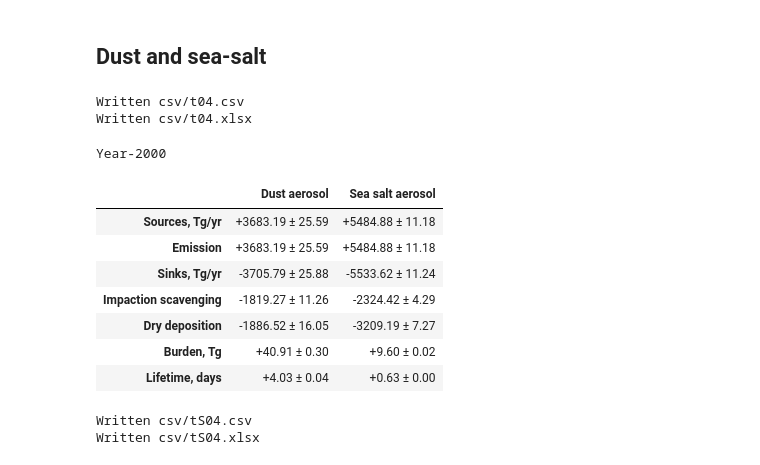
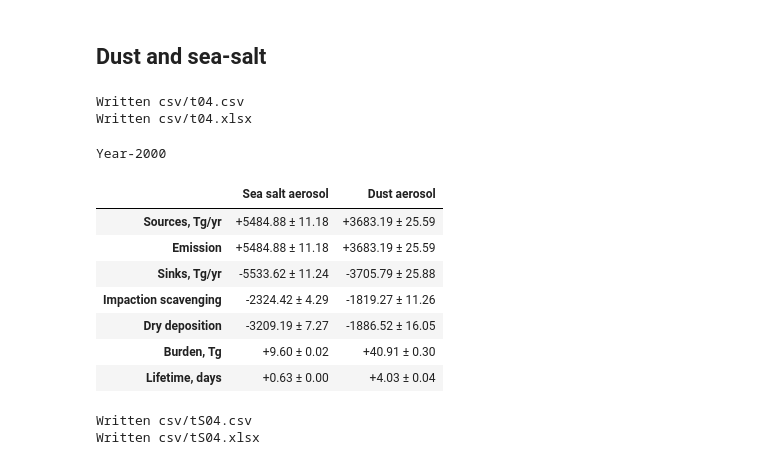
Before and after one commit to grandey/p17c-marc-comparison, a Jupyter notebook: analysis_draft2017b/budget_tables_draft2017b.ipynb, the cells around one changed output. Saved outputs shown, nothing was run; the diff lists cells and outputs as text; code cells hidden in the pictures.

Commit message:
budget_tables_draft2017b.ipynb: correcting order of columns in Table 4

```diff
--- a/analysis_draft2017b/budget_tables_draft2017b.ipynb
+++ b/analysis_draft2017b/budget_tables_draft2017b.ipynb
@@ -539,46 +541,46 @@ Year-1850
 # %%
 # Year-2000
 # Columns
-dust_salt_cols = ['tDST', 'tSSLT']
+dust_salt_cols = ['tSSLT', 'tDST']
 # Extract data
 dust_salt_mean_2000_df = mean_2000_df[dust_salt_cols]
 dust_salt_error_2000_df = error_2000_df[dust_salt_cols]
 # Drop rows with no data
 dust_salt_mean_2000_df = dust_salt_mean_2000_df.dropna(how='all')
 dust_salt_error_2000_df = dust_salt_error_2000_df.dropna(how='all')
 # Convert values to strings
 dust_salt_mean_2000_df = dust_salt_mean_2000_df.applymap(lambda x: '%+.2f' % x)
 dust_salt_error_2000_df = dust_salt_error_2000_df.applymap(lambda x: '%.2f' % x)
 # Combine mean and standard error strings
 dust_salt_2000_df = dust_salt_mean_2000_df + ' ± ' + dust_salt_error_2000_df
 # Replace 'nan ± nan' with ''
 dust_salt_2000_df = dust_salt_2000_df.replace('nan ± nan', '')
 dust_salt_2000_df = dust_salt_2000_df.replace('+nan ± nan', '')
 # Rename columns
 dust_salt_2000_df = dust_salt_2000_df.rename(index=str, columns={'tSSLT': 'Sea salt aerosol',
                                                                  'tDST': 'Dust aerosol',})
 # Save to CSV
 out_filename = 'csv/t04.csv'
 dust_salt_2000_df.to_csv(out_filename)
 print('Written {}'.format(out_filename))
 # Save to Excel
 out_filename = 'csv/t04.xlsx'
 dust_salt_2000_df.to_excel(out_filename)
 print('Written {}'.format(out_filename))
 # Display
 dust_salt_2000_df.style.set_caption('Year-2000')
 # %% [output]
 Written csv/t04.csv
 Written csv/t04.xlsx
 Year-2000
-|  | Dust aerosol | Sea salt aerosol |
-| Sources, Tg/yr | +3683.19 ± 25.59 | +5484.88 ± 11.18 |
-| Emission | +3683.19 ± 25.59 | +5484.88 ± 11.18 |
-| Sinks, Tg/yr | -3705.79 ± 25.88 | -5533.62 ± 11.24 |
-| Impaction scavenging | -1819.27 ± 11.26 | -2324.42 ± 4.29 |
-| Dry deposition | -1886.52 ± 16.05 | -3209.19 ± 7.27 |
-| Burden, Tg | +40.91 ± 0.30 | +9.60 ± 0.02 |
-| Lifetime, days | +4.03 ± 0.04 | +0.63 ± 0.00 |
+|  | Sea salt aerosol | Dust aerosol |
+| Sources, Tg/yr | +5484.88 ± 11.18 | +3683.19 ± 25.59 |
+| Emission | +5484.88 ± 11.18 | +3683.19 ± 25.59 |
+| Sinks, Tg/yr | -5533.62 ± 11.24 | -3705.79 ± 25.88 |
+| Impaction scavenging | -2324.42 ± 4.29 | -1819.27 ± 11.26 |
+| Dry deposition | -3209.19 ± 7.27 | -1886.52 ± 16.05 |
+| Burden, Tg | +9.60 ± 0.02 | +40.91 ± 0.30 |
+| Lifetime, days | +0.63 ± 0.00 | +4.03 ± 0.04 |
 # %%
 # Year-1850
 # Columns
```
Also changed, not shown: parts of 3 cells of this notebook, 10 other files.
